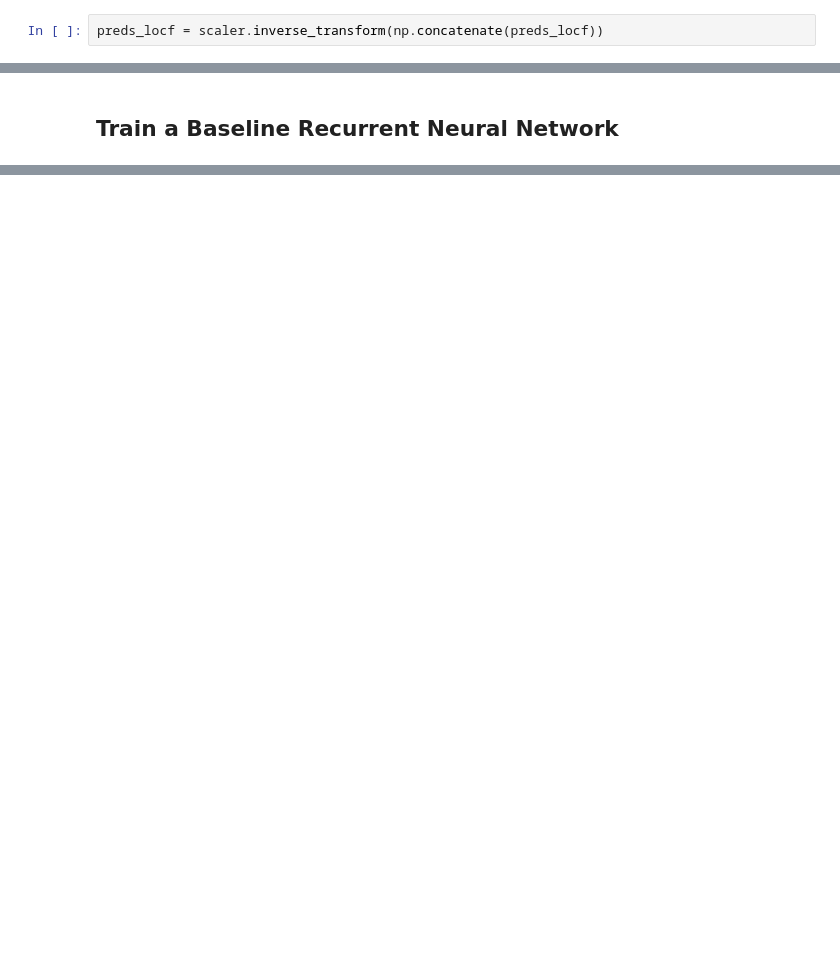
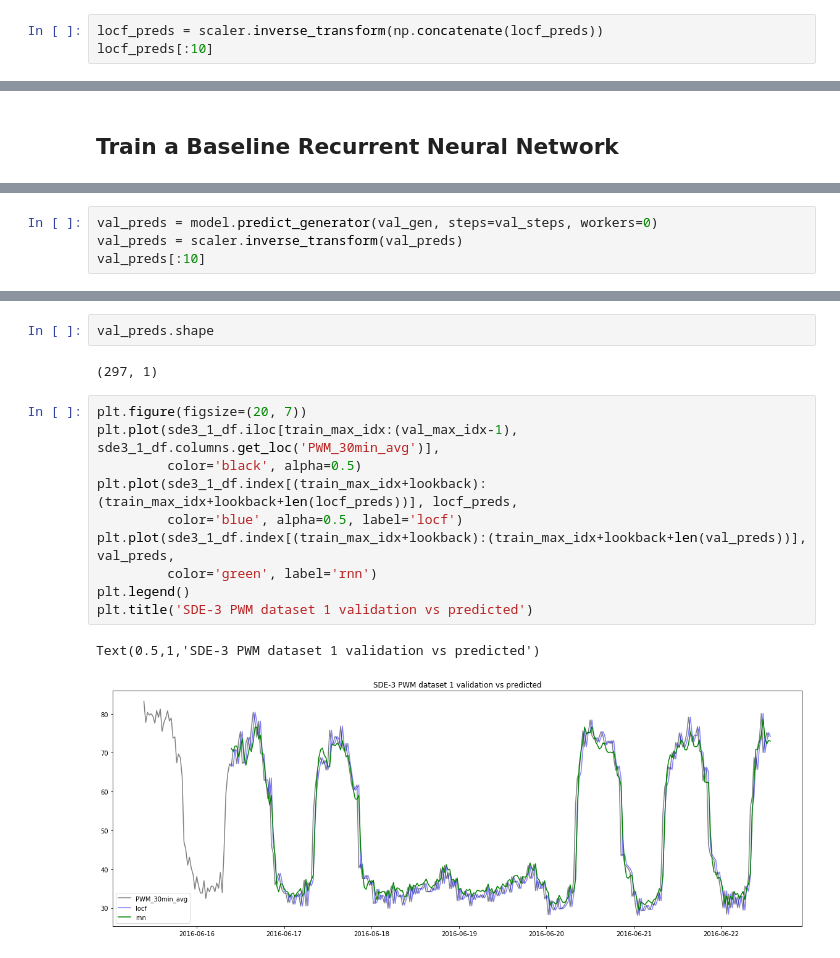
Before and after one commit to tkokkeng/KE5105-Time-Series-Forecasting, a Jupyter notebook: exploration/model1.ipynb, the cells around one changed output, grey strips where cells are left out. Saved outputs shown, nothing was run; the diff lists cells and outputs as text; blank space fills up the shorter version.

```diff
--- a/exploration/model1.ipynb
+++ b/exploration/model1.ipynb
@@ -266,2 +268,3 @@ array([ 0.95220925,  0.91731442,  1.15612591,  1.13922373,  0.95275448,
 # %%
-preds_locf = scaler.inverse_transform(np.concatenate(preds_locf))
+locf_preds = scaler.inverse_transform(np.concatenate(locf_preds))
+locf_preds[:10]
@@ -342,0 +370,4 @@ plt.show()
+# %%
+val_preds = model.predict_generator(val_gen, steps=val_steps, workers=0)
+val_preds = scaler.inverse_transform(val_preds)
+val_preds[:10]
@@ -342,0 +385,17 @@ plt.show()
+# %%
+val_preds.shape
+# %% [output]
+(297, 1)
+# %%
+plt.figure(figsize=(20, 7))
+plt.plot(sde3_1_df.iloc[train_max_idx:(val_max_idx-1), sde3_1_df.columns.get_loc('PWM_30min_avg')],
+         color='black', alpha=0.5)
+plt.plot(sde3_1_df.index[(train_max_idx+lookback):(train_max_idx+lookback+len(locf_preds))], locf_preds,
+         color='blue', alpha=0.5, label='locf')
+plt.plot(sde3_1_df.index[(train_max_idx+lookback):(train_max_idx+lookback+len(val_preds))], val_preds,
+         color='green', label='rnn')
+plt.legend()
+plt.title('SDE-3 PWM dataset 1 validation vs predicted')
+# %% [output]
+Text(0.5,1,'SDE-3 PWM dataset 1 validation vs predicted')
+[figure, added]
```
Also changed, not shown: parts of 48 cells of this notebook.
